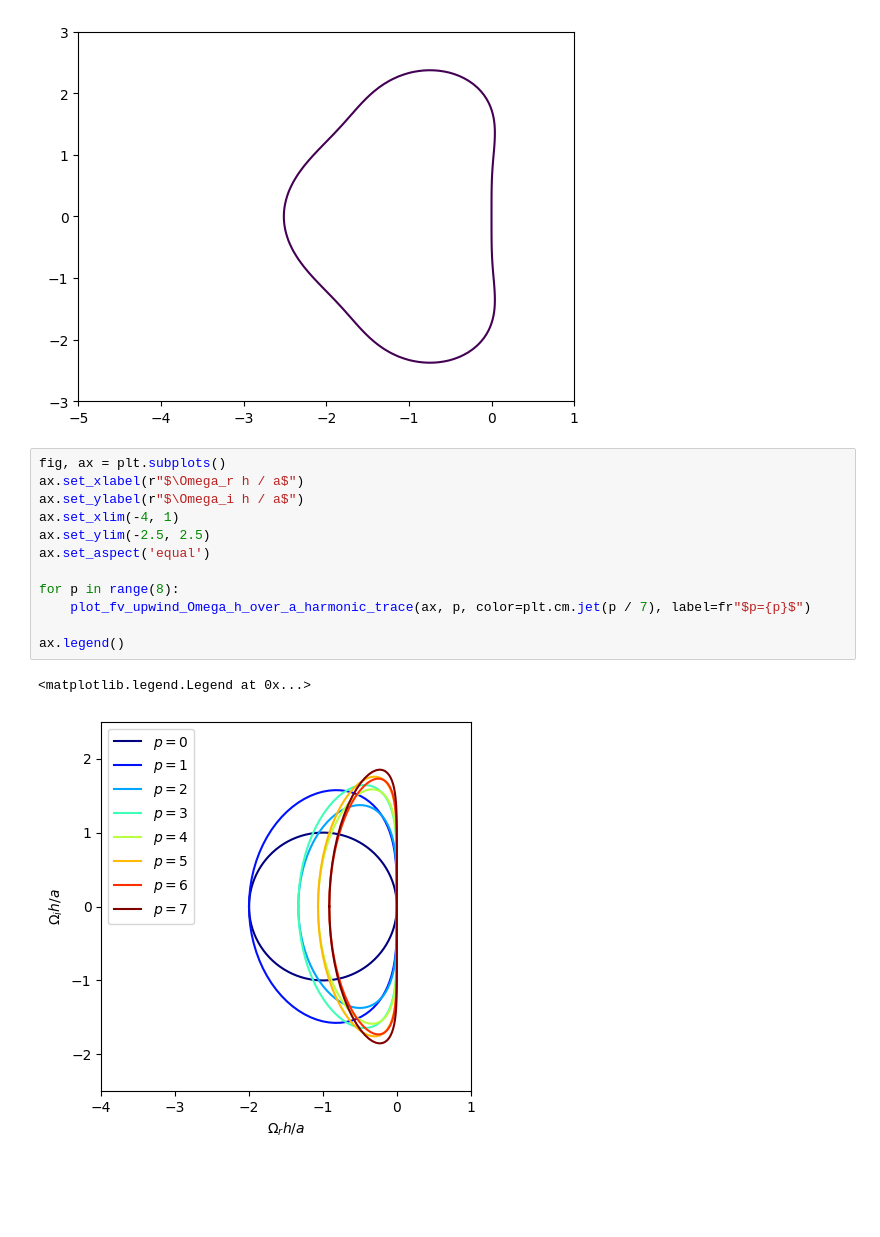
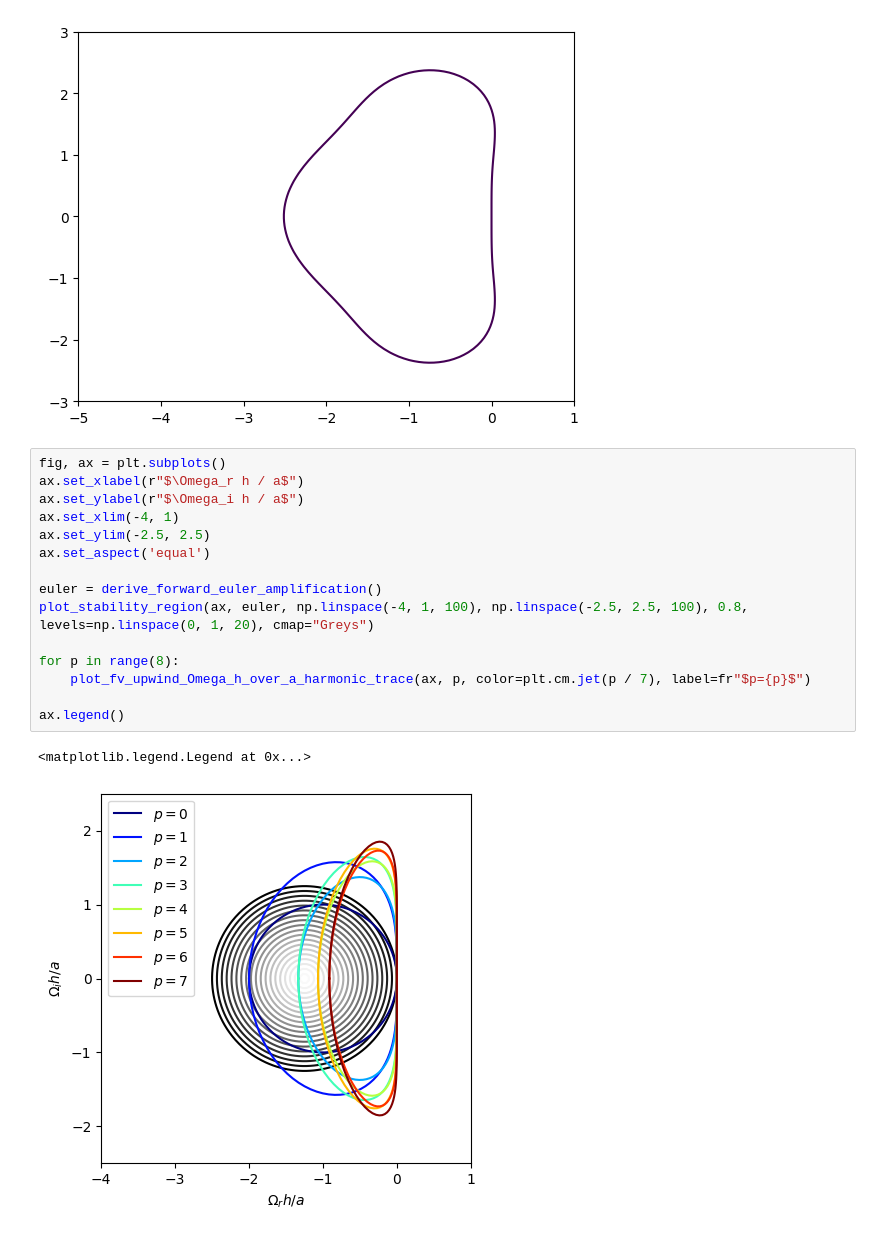
Before and after one commit to jpalafou/superfv, a Jupyter notebook: notebooks/Stability_Analysis.ipynb, the cells around one changed output. Cells and saved outputs as stored; diff of their text form; blank space fills up the shorter version.

```diff
--- a/notebooks/Stability_Analysis.ipynb
+++ b/notebooks/Stability_Analysis.ipynb
@@ -19,15 +19,18 @@ plot_rk3_stability(ax, levels=[1.0])
 # %%
 fig, ax = plt.subplots()
 ax.set_xlabel(r"$\Omega_r h / a$")
 ax.set_ylabel(r"$\Omega_i h / a$")
 ax.set_xlim(-4, 1)
 ax.set_ylim(-2.5, 2.5)
 ax.set_aspect('equal')
 
+euler = derive_forward_euler_amplification()
+plot_stability_region(ax, euler, np.linspace(-4, 1, 100), np.linspace(-2.5, 2.5, 100), 0.8, levels=np.linspace(0, 1, 20), cmap="Greys")
+
 for p in range(8):
     plot_fv_upwind_Omega_h_over_a_harmonic_trace(ax, p, color=plt.cm.jet(p / 7), label=fr"$p={p}$")
 
 ax.legend()
 # %% [output]
 <matplotlib.legend.Legend at 0x...>
-[figure, old version]
+[figure, new version]
```
Also changed, not shown: parts of 1 cell of this notebook, 1 other file.
